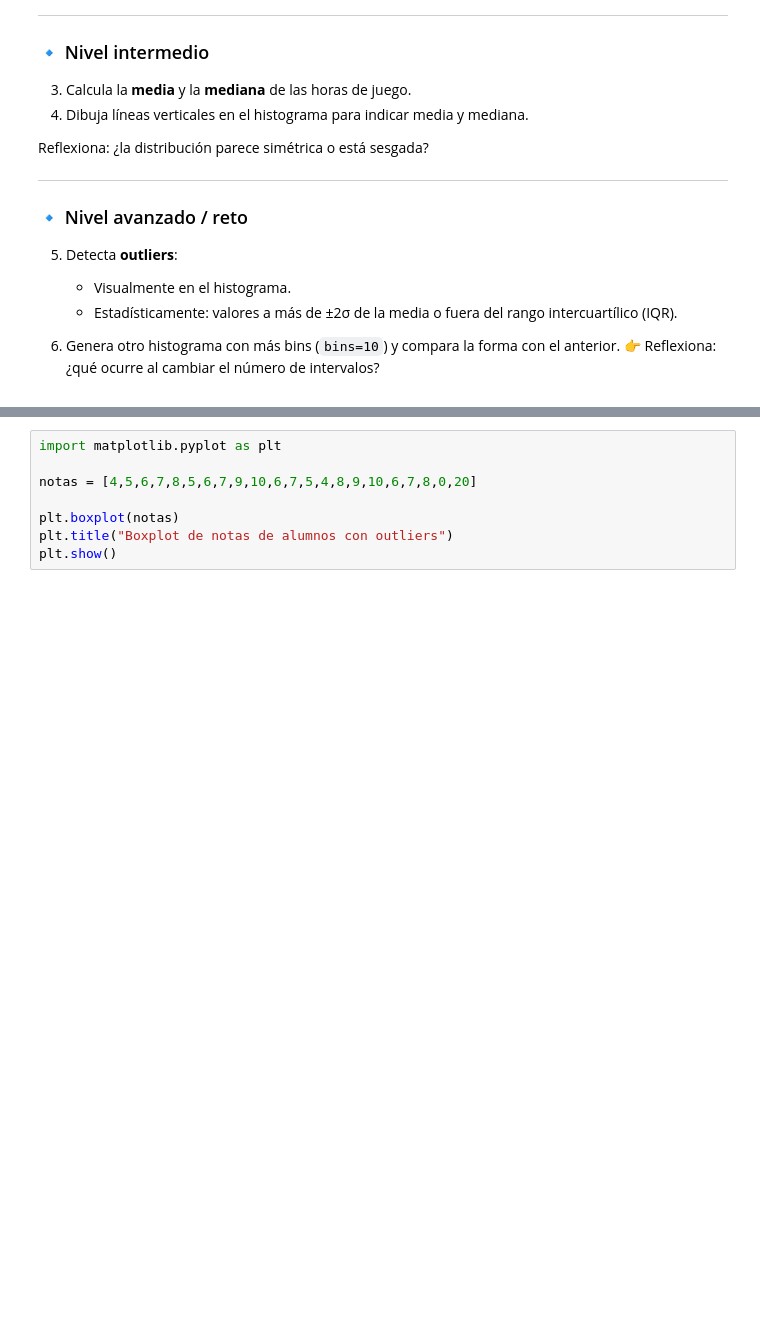
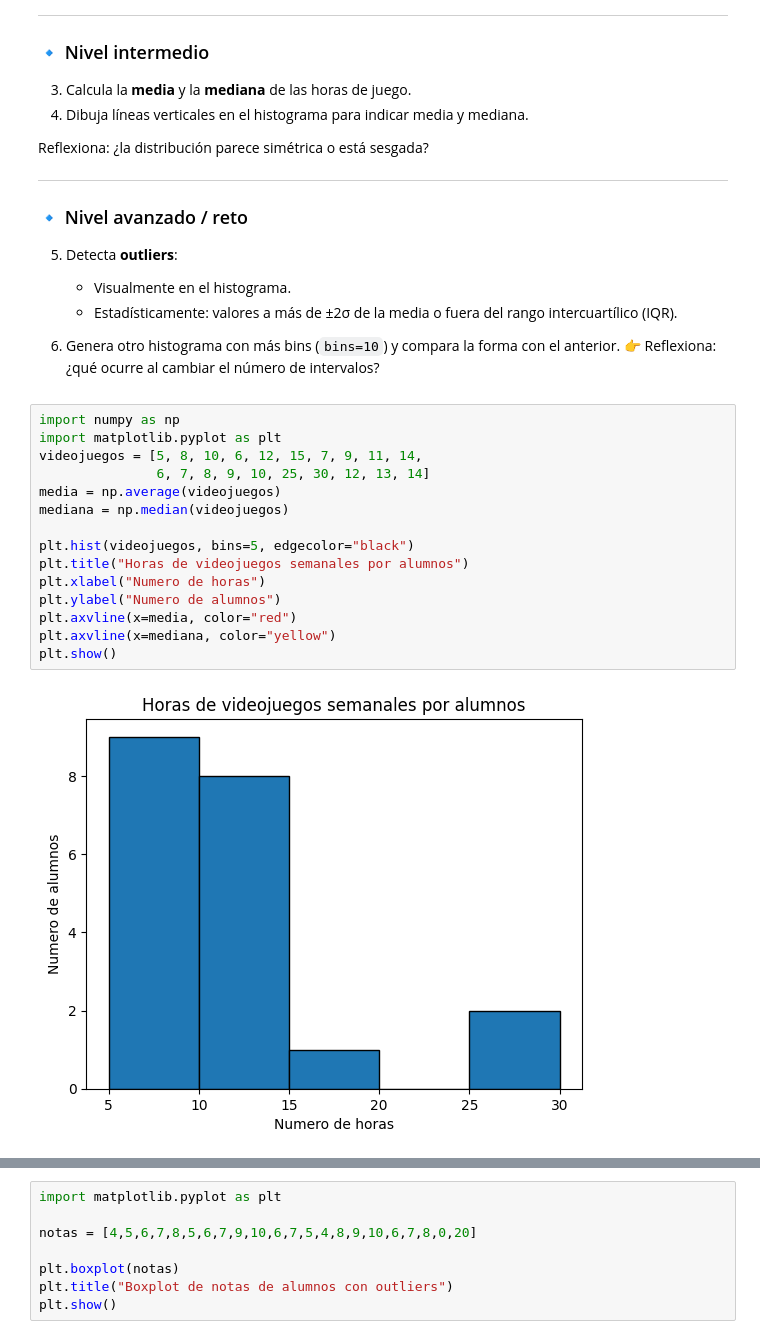
Before and after one commit to Ciclo-Especializacion-IA-y-BigData/estad-stica-en-inteligencia-artificial-kinire98, a Jupyter notebook: ut00/UT00_Nivelacion_8h_Estadistica_machine_learning.ipynb, the cells around one changed output, grey strips where cells are left out. Cells and saved outputs as stored; diff of their text form; blank space fills up the shorter version.

```diff
--- a/ut00/UT00_Nivelacion_8h_Estadistica_machine_learning.ipynb
+++ b/ut00/UT00_Nivelacion_8h_Estadistica_machine_learning.ipynb
@@ -954,6 +951,23 @@ Horas de videojuegos jugadas por 20 estudiantes en una semana.
    * Estadísticamente: valores a más de ±2σ de la media o fuera del rango intercuartílico (IQR).
 6. Genera otro histograma con más bins (`bins=10`) y compara la forma con el anterior.
    👉 Reflexiona: ¿qué ocurre al cambiar el número de intervalos?
+# %%
+import numpy as np
+import matplotlib.pyplot as plt
+videojuegos = [5, 8, 10, 6, 12, 15, 7, 9, 11, 14,
+               6, 7, 8, 9, 10, 25, 30, 12, 13, 14]
+media = np.average(videojuegos)
+mediana = np.median(videojuegos)
+
+plt.hist(videojuegos, bins=5, edgecolor="black")
+plt.title("Horas de videojuegos semanales por alumnos")
+plt.xlabel("Numero de horas")
+plt.ylabel("Numero de alumnos")
+plt.axvline(x=media, color="red")
+plt.axvline(x=mediana, color="yellow")
+plt.show()
+# %% [output]
+[figure, added]
 # %% [markdown]
 
 # Boxplot (Diagrama de caja)
```
Also changed, not shown: parts of 3 cells of this notebook.
